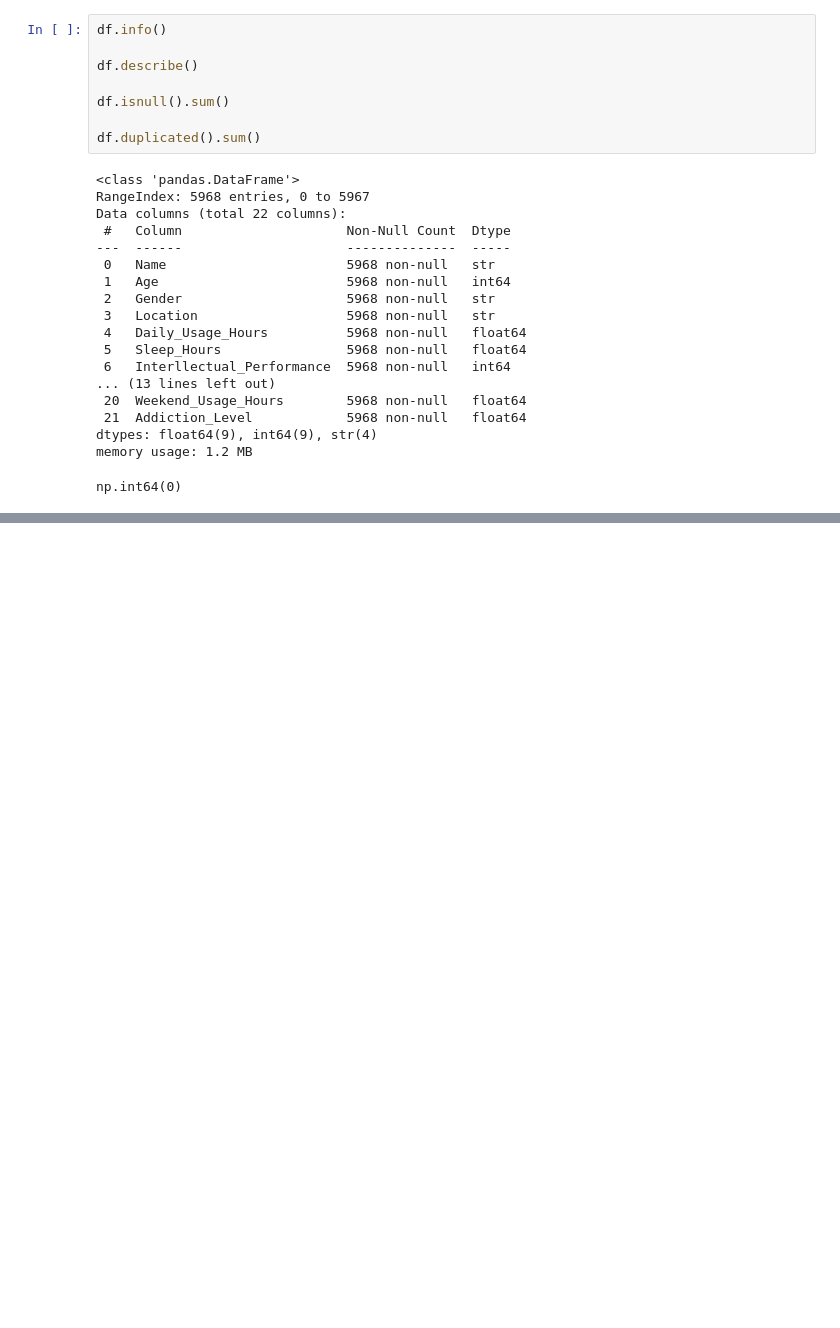
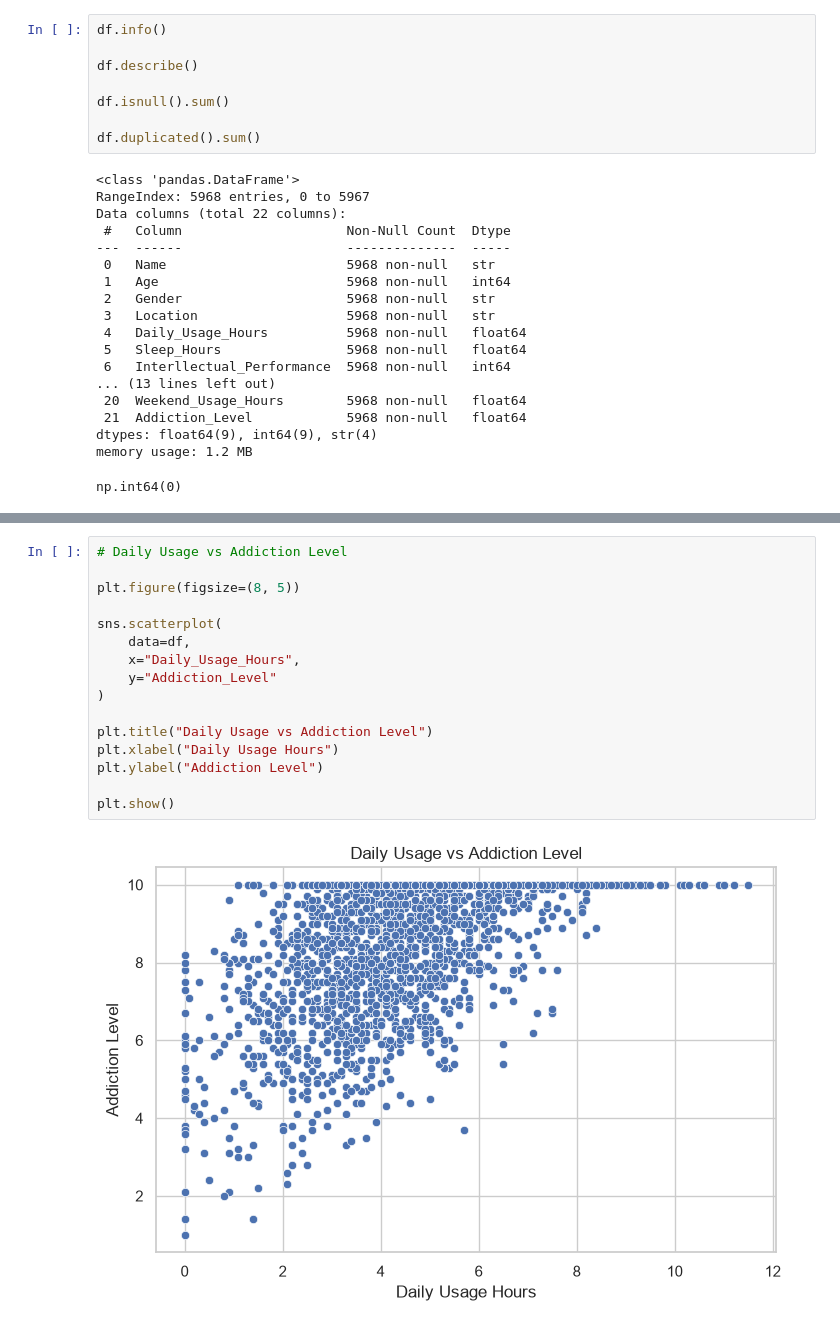
Before and after one commit to Rakshitha152003/Mobile-Addiction-Prediction-MLOps, a Jupyter notebook: notebooks/eda.ipynb, the cells around one changed output, grey strips where cells are left out. Drawn from its saved outputs; the diff is of its cells as text; blank space fills up the shorter version.

```diff
--- a/notebooks/eda.ipynb
+++ b/notebooks/eda.ipynb
@@ -61,0 +134,18 @@ np.int64(0)
+# %%
+# Daily Usage vs Addiction Level
+
+plt.figure(figsize=(8, 5))
+
+sns.scatterplot(
+    data=df,
+    x="Daily_Usage_Hours",
+    y="Addiction_Level"
+)
+
+plt.title("Daily Usage vs Addiction Level")
+plt.xlabel("Daily Usage Hours")
+plt.ylabel("Addiction Level")
+
+plt.show()
+# %% [output]
+[figure, added]
```
Also changed, not shown: parts of 13 cells of this notebook, 13 other files.
